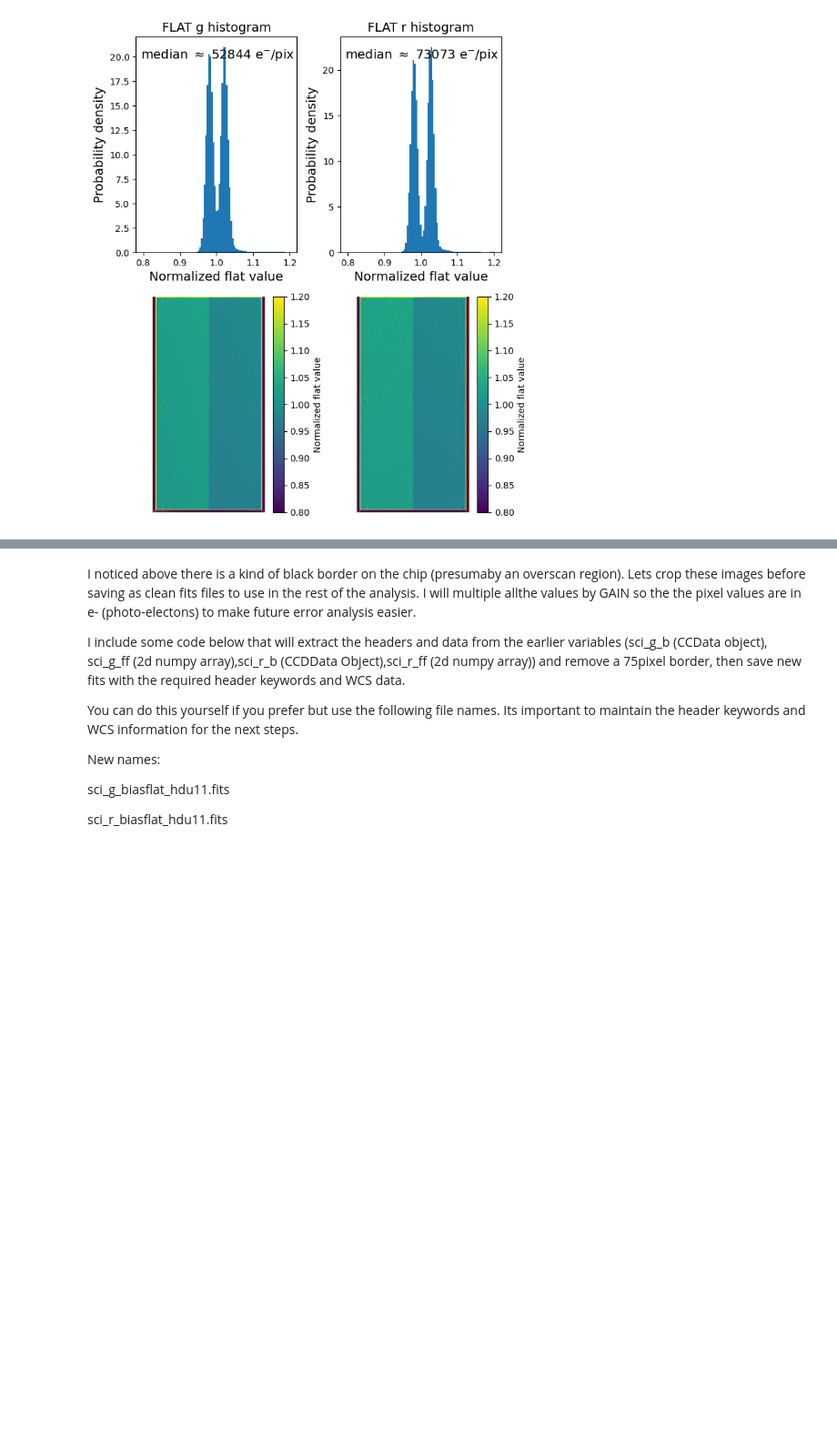
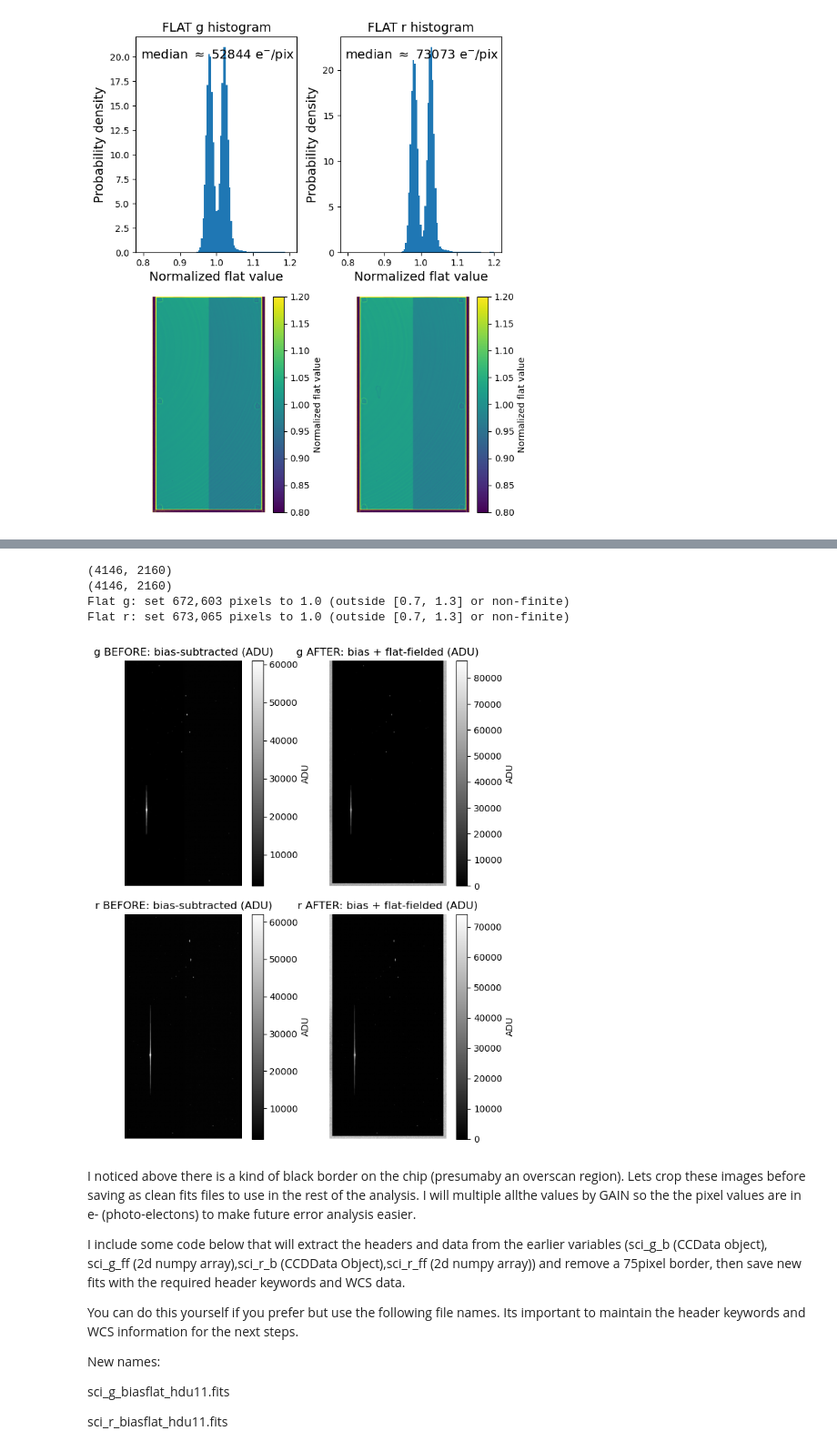
Before and after one commit to oliviergilbertastro/UMich, a Jupyter notebook: ASTRO501/hw1b/HW1b_v1.1.ipynb, the cells around one changed output, grey strips where cells are left out. Shown at 91% size. Cells and saved outputs as stored; diff of their text form; code cells hidden in the pictures; blank space fills up the shorter version.

```diff
--- a/ASTRO501/hw1b/HW1b_v1.1.ipynb
+++ b/ASTRO501/hw1b/HW1b_v1.1.ipynb
@@ -432,20 +432,47 @@ Note that we should clip outlier points to unity in the flat field to account fo
 def clip_flat_to_unity(flat_norm, lo=0.7, hi=1.3):
     """Return a copy of normalized flat with values outside [lo,hi] set to 1.0."""
     f = np.array(flat_norm, dtype=np.float64, copy=True)
+    print(flat_norm.shape)
     m = np.isfinite(f)
     bad = m & ((f < lo) | (f > hi))
     f[bad] = 1.0
     # Also replace non-finite with 1.0
     f[~m] = 1.0
     return f, bad.sum()
-
-flat_g_clip, nbad_g = clip_flat_to_unity(flat_g_n.data, lo=0.7, hi=1.3)
-flat_r_clip, nbad_r = clip_flat_to_unity(flat_r_n.data, lo=0.7, hi=1.3)
+flat_g_n = flat_median_g_norm
+flat_r_n = flat_median_r_norm
+flat_g_clip, nbad_g = clip_flat_to_unity(flat_g_n, lo=0.7, hi=1.3)
+flat_r_clip, nbad_r = clip_flat_to_unity(flat_r_n, lo=0.7, hi=1.3)
 
 print(f"Flat g: set {nbad_g:,} pixels to 1.0 (outside [0.7, 1.3] or non-finite)")
 print(f"Flat r: set {nbad_r:,} pixels to 1.0 (outside [0.7, 1.3] or non-finite)")
+# %% [output]
+(4146, 2160)
+(4146, 2160)
+Flat g: set 672,603 pixels to 1.0 (outside [0.7, 1.3] or non-finite)
+Flat r: set 673,065 pixels to 1.0 (outside [0.7, 1.3] or non-finite)
 # %%
 # your code goes here.
+sci_g_b = (sci_g.data-bias.data)/(flat_g_clip)
+sci_r_b = (sci_r.data-bias.data)/(flat_r_clip)
+sci_g_b = CCDData(sci_g_b, wcs=sci_g.wcs, unit=sci_g.unit, meta=sci_g.meta)
+sci_r_b = CCDData(sci_r_b, wcs=sci_g.wcs, unit=sci_g.unit, meta=sci_g.meta)
+
+fig, axes = plt.subplots(2,2, figsize=(7,8))
+for i, f in enumerate("gr"):
+    before_plot = axes[i][0].imshow(sci_g.data if f=="g" else sci_r.data, cmap="gray", origin="lower")
+    fig.colorbar(before_plot, label="ADU")
+    axes[i][0].axis("off")
+    axes[i][0].set_title(f"{f} BEFORE: bias-subtracted (ADU)")
+    after_plot = axes[i][1].imshow(sci_g_b.data if f=="g" else sci_r_b.data, cmap="gray", origin="lower")
+    fig.colorbar(after_plot, label="ADU")
+    axes[i][1].axis("off")
+    axes[i][1].set_title(f"{f} AFTER: bias + flat-fielded (ADU)")
+plt.tight_layout()
+plt.savefig("P3.png")
+plt.show()
+# %% [output]
+[figure, added]
 # %% [markdown]
 I noticed above there is a kind of black border on the chip (presumaby an overscan region). Lets crop these images before saving as clean fits files to use in the rest of the analysis.  I will multiple allthe values by GAIN so the the pixel values are in e- (photo-electons) to make future error analysis easier.
 
```
Also changed, not shown: 1 other file.
